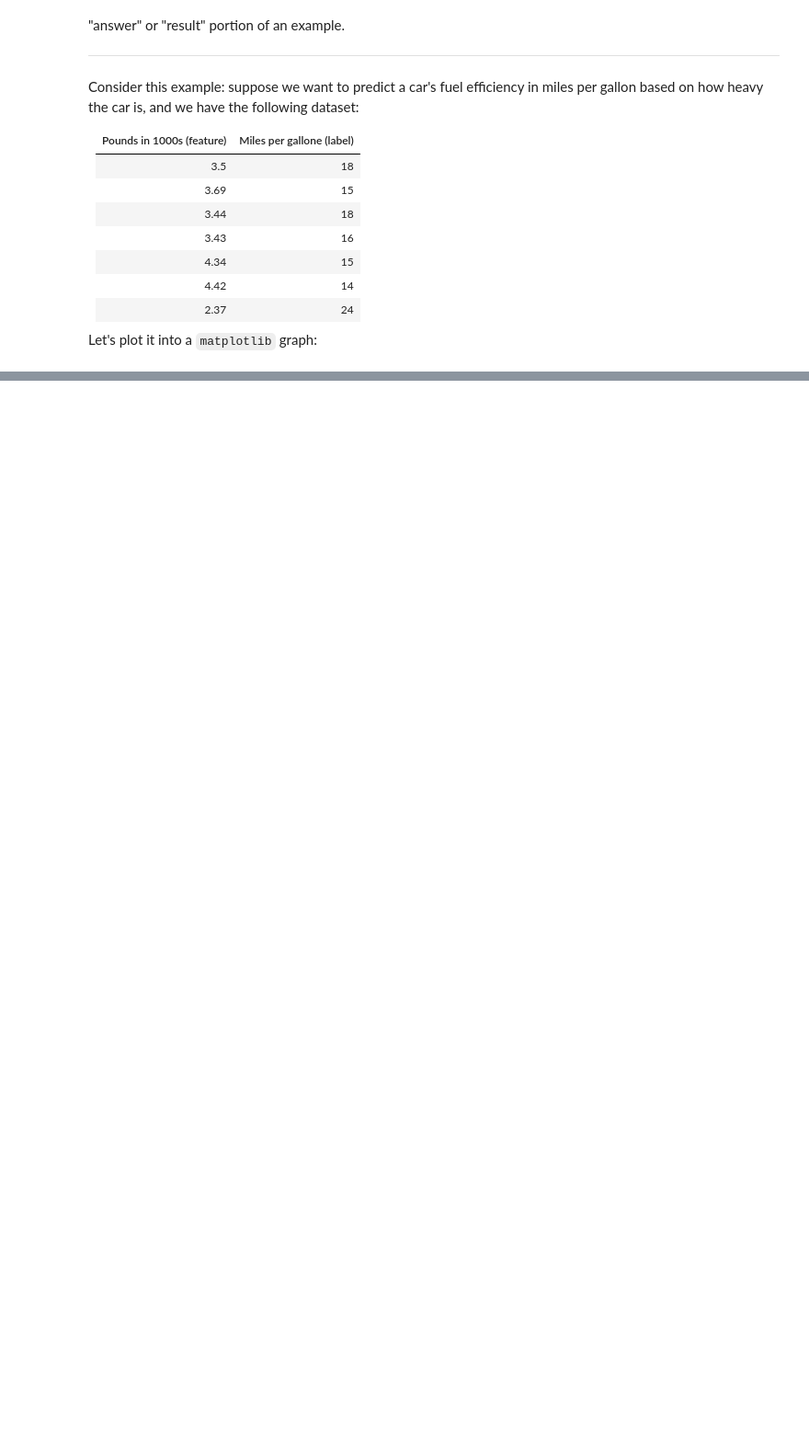
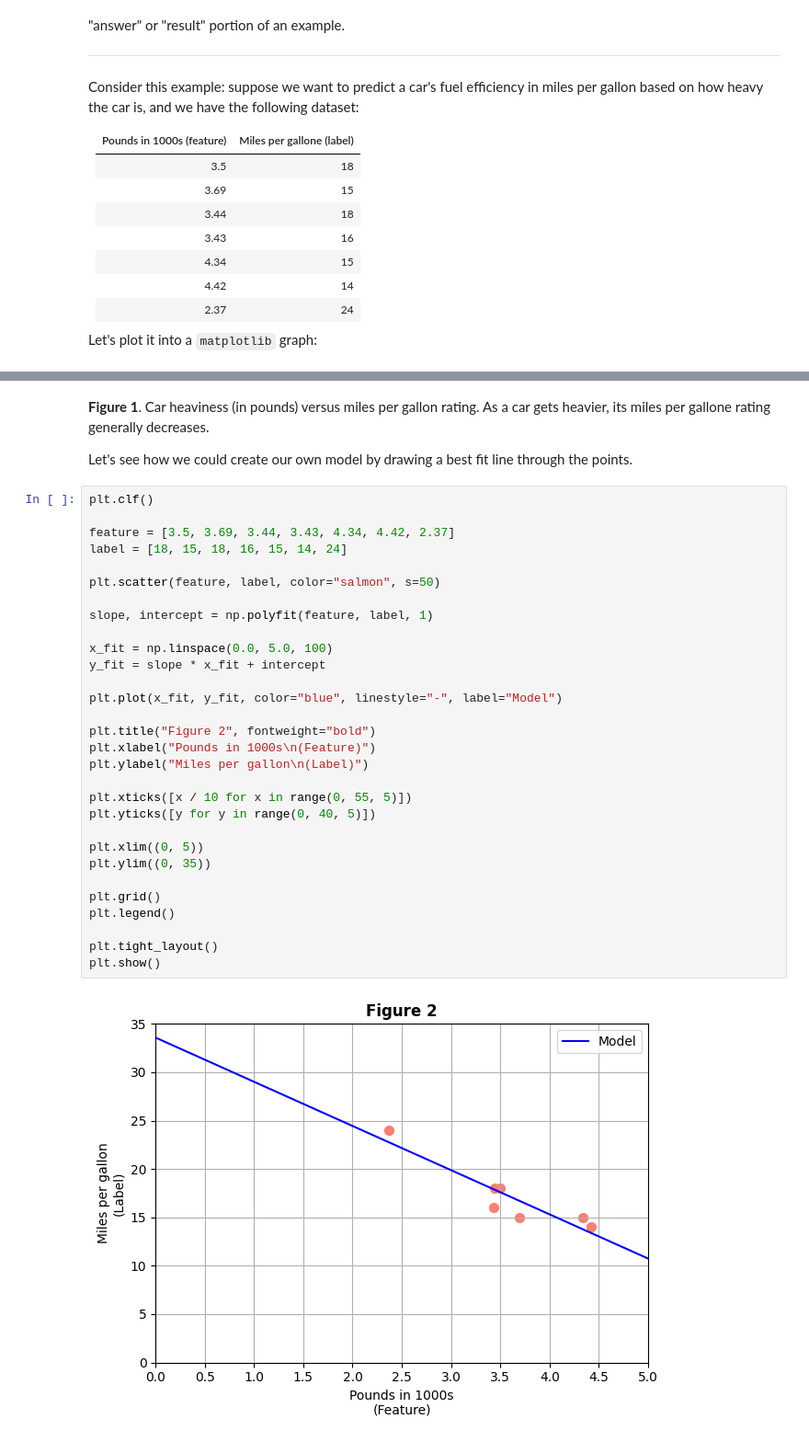
Before and after one commit to cwrightlibrary/Learning-PyTorch, a Jupyter notebook: google-courses/1-machine-learning-crash-course/1-linear-algebra.ipynb, the cells around one changed output, grey strips where cells are left out. Shown at 92% size. Cells and saved outputs as stored; diff of their text form; blank space fills up the shorter version.

```diff
--- a/google-courses/1-machine-learning-crash-course/1-linear-algebra.ipynb
+++ b/google-courses/1-machine-learning-crash-course/1-linear-algebra.ipynb
@@ -28,0 +74,36 @@ Let's plot it into a `matplotlib` graph:
+# %% [markdown]
+**Figure 1**. Car heaviness (in pounds) versus miles per gallon rating. As a car gets heavier, its miles per gallone rating generally decreases.
+
+Let's see how we could create our own model by drawing a best fit line through the points.
+# %%
+plt.clf()
+
+feature = [3.5, 3.69, 3.44, 3.43, 4.34, 4.42, 2.37]
+label = [18, 15, 18, 16, 15, 14, 24]
+
+plt.scatter(feature, label, color="salmon", s=50)
+
+slope, intercept = np.polyfit(feature, label, 1)
+
+x_fit = np.linspace(0.0, 5.0, 100)
+y_fit = slope * x_fit + intercept
+
+plt.plot(x_fit, y_fit, color="blue", linestyle="-", label="Model")
+
+plt.title("Figure 2", fontweight="bold")
+plt.xlabel("Pounds in 1000s\n(Feature)")
+plt.ylabel("Miles per gallon\n(Label)")
+
+plt.xticks([x / 10 for x in range(0, 55, 5)])
+plt.yticks([y for y in range(0, 40, 5)])
+
+plt.xlim((0, 5))
+plt.ylim((0, 35))
+
+plt.grid()
+plt.legend()
+
+plt.tight_layout()
+plt.show()
+# %% [output]
+[figure, added]
```
Also changed, not shown: parts of 7 cells of this notebook, 1 other file.
